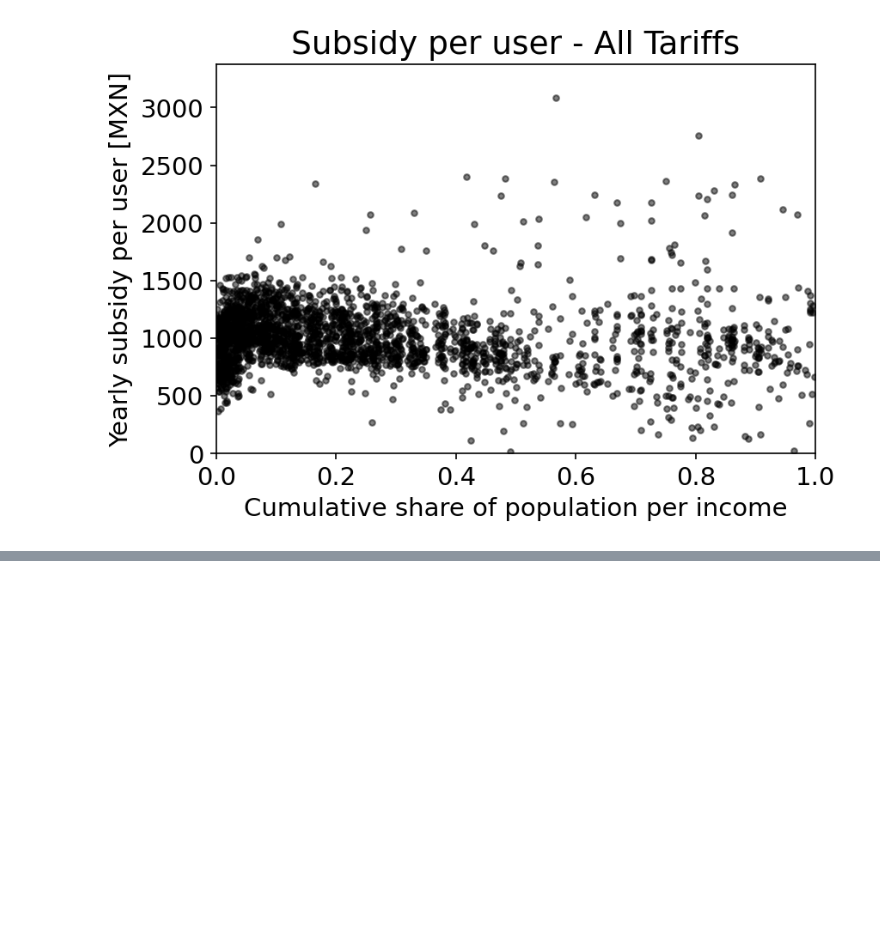
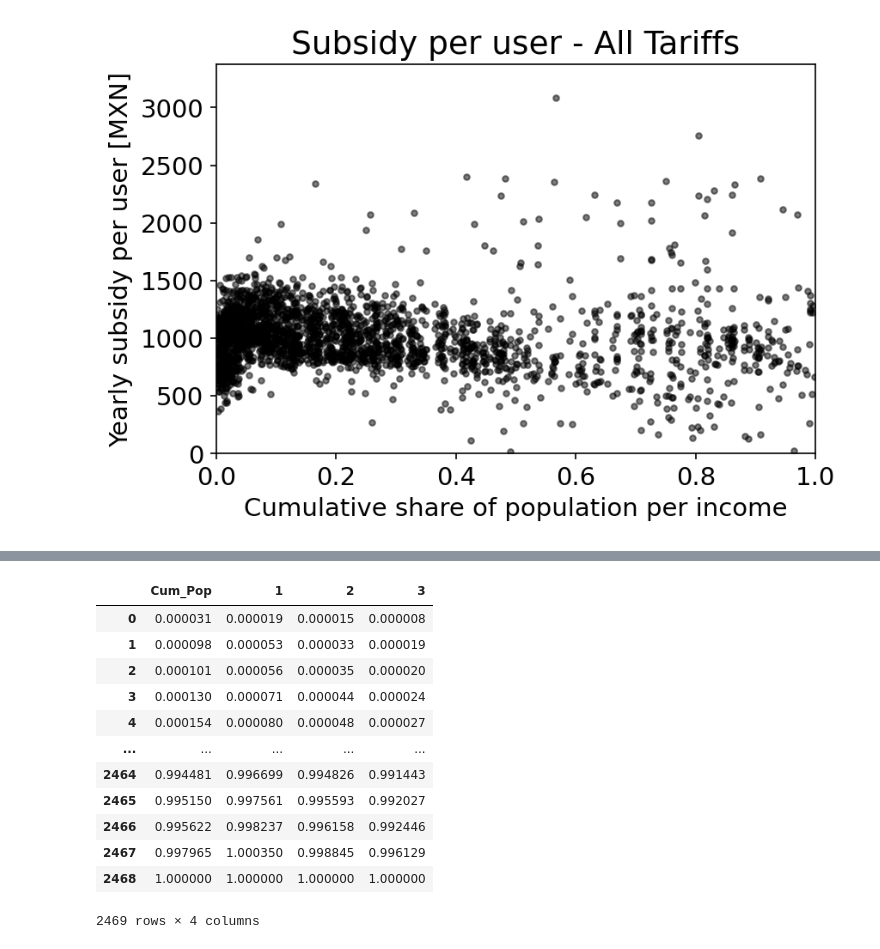
Before and after one commit to rodrigoms95/herramientas-climatico-22-1, a Jupyter notebook: code/Proyecto/Jupyter/Lorenz_Propuesto_2.ipynb, the cells around one changed output, grey strips where cells are left out. Cells and saved outputs as stored; diff of their text form; code cells hidden in the pictures; blank space fills up the shorter version.

```diff
--- a/code/Proyecto/Jupyter/Lorenz_Propuesto_2.ipynb
+++ b/code/Proyecto/Jupyter/Lorenz_Propuesto_2.ipynb
@@ -578,0 +618,24 @@ plt.savefig( path_r + f"Subsidy_proposals.png",
+# %%
+subs = pd.read_csv( path + f"CFE/Gini_2.csv", index_col = 0 )
+subs.reset_index( inplace = True, drop = True )
+for i in [1, 0]:
+    sub_i = pd.read_csv(
+        path + f"CFE/Gini_{i}.csv", index_col = 0 )
+    sub_i.reset_index( inplace = True, drop = True )
+    subs = pd.concat( [ subs, sub_i ], axis = 1 )
+subs.columns = ["Cum_Pop", 1, 2, 3]
+subs
+# %% [output]
+|  | Cum_Pop | 1 | 2 | 3 |
+| 0 | 0.000031 | 0.000019 | 0.000015 | 0.000008 |
+| 1 | 0.000098 | 0.000053 | 0.000033 | 0.000019 |
+| 2 | 0.000101 | 0.000056 | 0.000035 | 0.000020 |
+| 3 | 0.000130 | 0.000071 | 0.000044 | 0.000024 |
+| 4 | 0.000154 | 0.000080 | 0.000048 | 0.000027 |
+| ... | ... | ... | ... | ... |
+| 2464 | 0.994481 | 0.996699 | 0.994826 | 0.991443 |
+| 2465 | 0.995150 | 0.997561 | 0.995593 | 0.992027 |
+| 2466 | 0.995622 | 0.998237 | 0.996158 | 0.992446 |
+| 2467 | 0.997965 | 1.000350 | 0.998845 | 0.996129 |
+| 2468 | 1.000000 | 1.000000 | 1.000000 | 1.000000 |
+2469 rows × 4 columns
```
Also changed, not shown: parts of 5 cells of this notebook.
